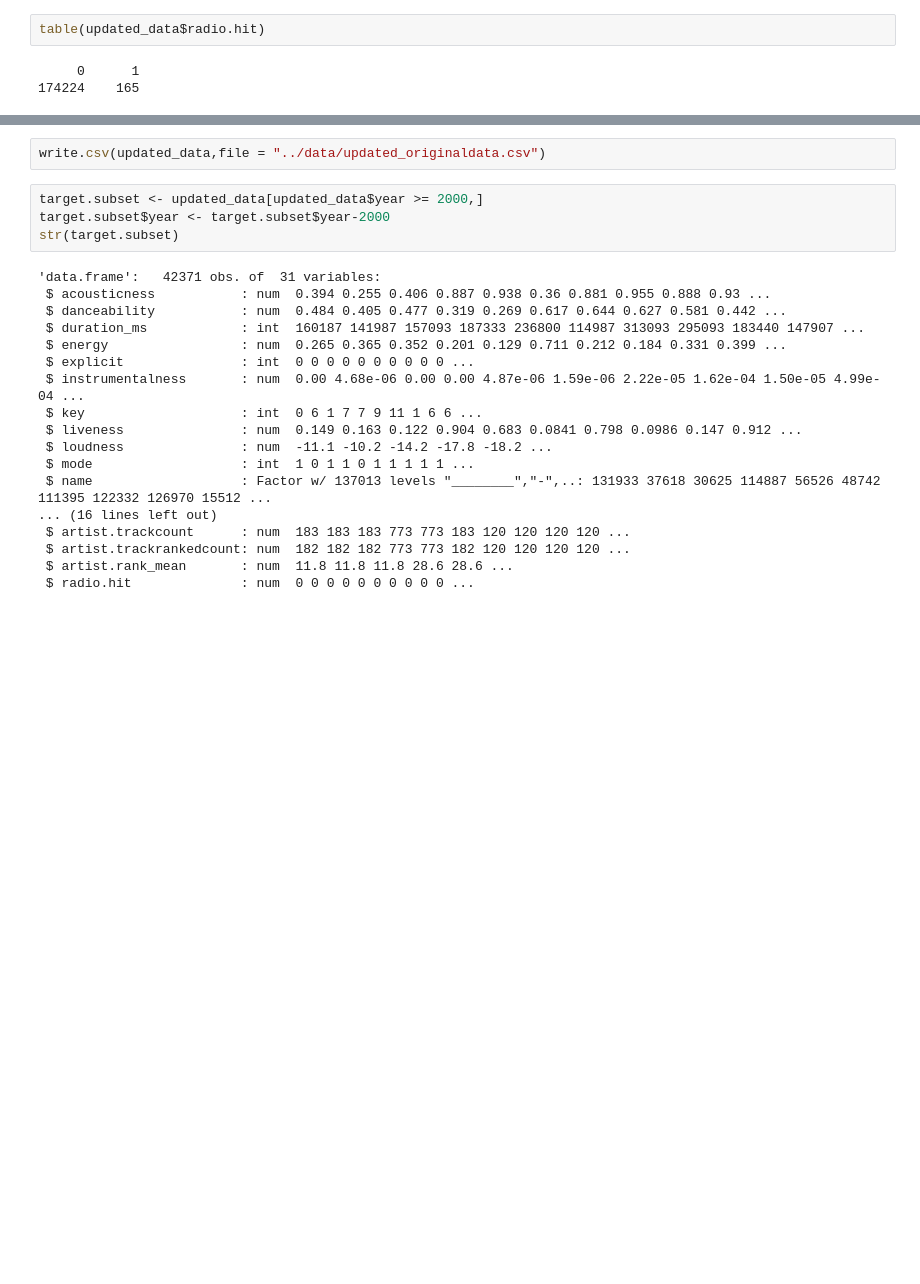
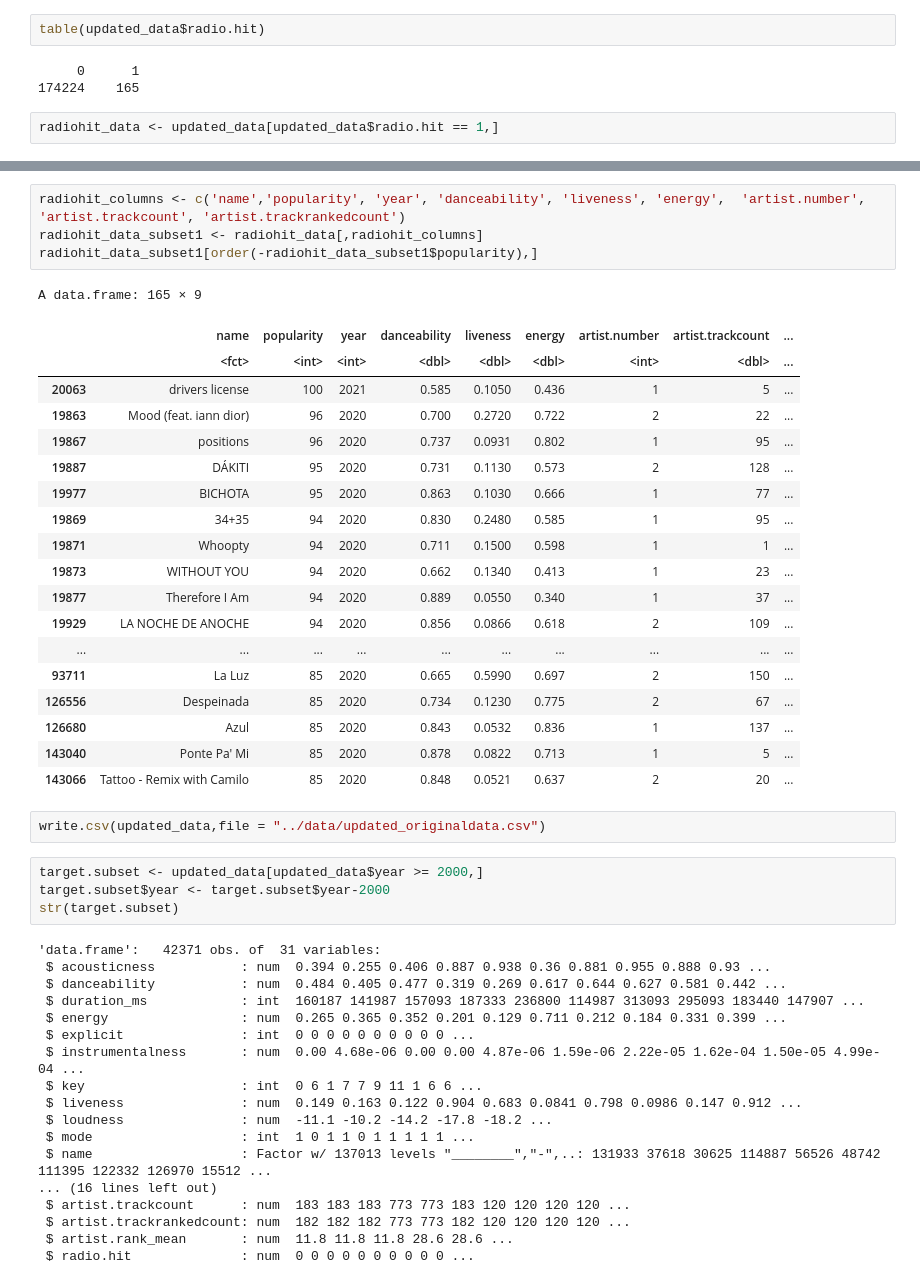
Before and after one commit to OlegRyzhkov2020/SpotifyPopularity, a Jupyter notebook: r_code/target_selection.ipynb, the cells around one changed output, grey strips where cells are left out. Saved outputs shown, nothing was run; the diff lists cells and outputs as text; blank space fills up the shorter version.

```diff
--- a/r_code/target_selection.ipynb
+++ b/r_code/target_selection.ipynb
@@ -613,3 +615,5 @@ table(updated_data$radio.hit)
 # %% [output]
      0      1
 174224    165
+# %%
+radiohit_data <- updated_data[updated_data$radio.hit == 1,]
@@ -616,3 +652,27 @@ table(updated_data$radio.hit)
+# %%
+radiohit_columns <- c('name','popularity', 'year', 'danceability', 'liveness', 'energy',  'artist.number', 'artist.trackcount', 'artist.trackrankedcount')
+radiohit_data_subset1 <- radiohit_data[,radiohit_columns]
+radiohit_data_subset1[order(-radiohit_data_subset1$popularity),]
+# %% [output]
+A data.frame: 165 × 9
+|  | name | popularity | year | danceability | liveness | energy | artist.number | artist.trackcount | ... |
+|  | <fct> | <int> | <int> | <dbl> | <dbl> | <dbl> | <int> | <dbl> | ... |
+| 20063 | drivers license | 100 | 2021 | 0.585 | 0.1050 | 0.436 | 1 | 5 | ... |
+| 19863 | Mood (feat. iann dior) | 96 | 2020 | 0.700 | 0.2720 | 0.722 | 2 | 22 | ... |
+| 19867 | positions | 96 | 2020 | 0.737 | 0.0931 | 0.802 | 1 | 95 | ... |
+| 19887 | DÁKITI | 95 | 2020 | 0.731 | 0.1130 | 0.573 | 2 | 128 | ... |
+| 19977 | BICHOTA | 95 | 2020 | 0.863 | 0.1030 | 0.666 | 1 | 77 | ... |
+| 19869 | 34+35 | 94 | 2020 | 0.830 | 0.2480 | 0.585 | 1 | 95 | ... |
+| 19871 | Whoopty | 94 | 2020 | 0.711 | 0.1500 | 0.598 | 1 | 1 | ... |
+| 19873 | WITHOUT YOU | 94 | 2020 | 0.662 | 0.1340 | 0.413 | 1 | 23 | ... |
+| 19877 | Therefore I Am | 94 | 2020 | 0.889 | 0.0550 | 0.340 | 1 | 37 | ... |
+| 19929 | LA NOCHE DE ANOCHE | 94 | 2020 | 0.856 | 0.0866 | 0.618 | 2 | 109 | ... |
+| ... | ... | ... | ... | ... | ... | ... | ... | ... | ... |
+| 93711 | La Luz | 85 | 2020 | 0.665 | 0.5990 | 0.697 | 2 | 150 | ... |
+| 126556 | Despeinada | 85 | 2020 | 0.734 | 0.1230 | 0.775 | 2 | 67 | ... |
+| 126680 | Azul | 85 | 2020 | 0.843 | 0.0532 | 0.836 | 1 | 137 | ... |
+| 143040 | Ponte Pa' Mi | 85 | 2020 | 0.878 | 0.0822 | 0.713 | 1 | 5 | ... |
+| 143066 | Tattoo - Remix with Camilo | 85 | 2020 | 0.848 | 0.0521 | 0.637 | 2 | 20 | ... |
 # %%
 write.csv(updated_data,file = "../data/updated_originaldata.csv")
 # %%
```
Also changed, not shown: parts of 3 cells of this notebook, 5 other files.
